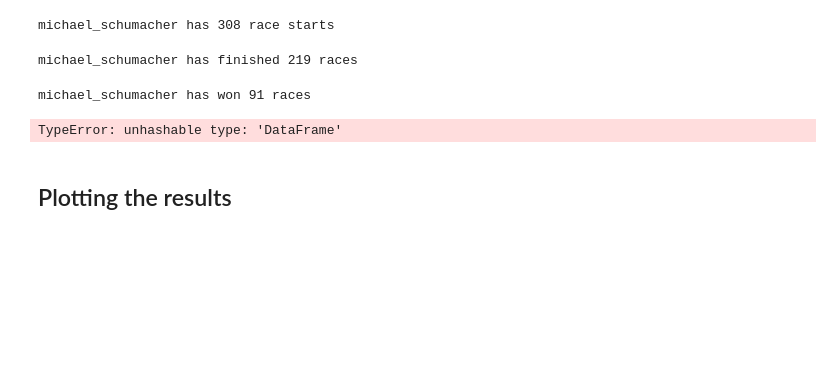
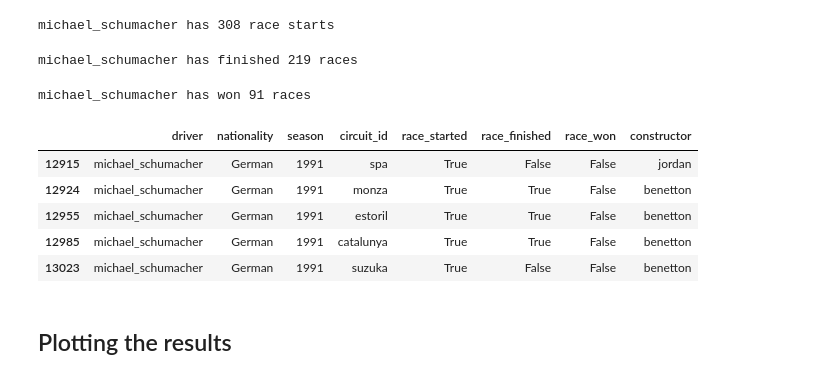
Before and after one commit to autrefois/bootcamp, a Jupyter notebook: 2022/python_workshop/notebooks/08_pandas.ipynb, the cells around one changed output. Drawn from its saved outputs; the diff is of its cells as text; code cells hidden in the pictures; blank space fills up the shorter version.

Commit message:
plot f1_career

```diff
--- a/2022/python_workshop/notebooks/08_pandas.ipynb
+++ b/2022/python_workshop/notebooks/08_pandas.ipynb
@@ -1019,35 +1025,34 @@ michael_schumacher has won 91 races
 # %%
 # create a dataframe that contains the follwing information:
 #
 # driver
 # nationality
 # season
 # circuit_id
 # race_started (Boolean)
 # race_finished (Boolean)
 # race_won (Boolean)
 # constructor
 
 # get the latest race's results
 
-f1_result = {
-    'driver': [],
-    'nationality': [],
-    'season': [],
-    'circuit_id': [],
-    'race_started': [],
-    'races_finished': [],
-    'race_won': [],
-    'constructor': []
 
-}
+f1_career = f1_results[f1_results['driver'] == driver]
+f1_career = f1_career.assign(
+    race_started = lambda x: ~x.status.isin(['Did not qualify', 'Did not proqualify', 'Not classified']),
+    race_finished = lambda x: x.status.isin(['Finished']),
+    race_won = lambda x: x.podium == 1
+)
 
-f1_result['driver'].append
-f1_career = ...
-
+f1_career = f1_career[['driver', 'nationality', 'season', 'circuit_id', 'race_started', 'race_finished', 'race_won', 'constructor']]
 f1_career.head()
 # %% [output]
-TypeError: unhashable type: 'DataFrame'
+|  | driver | nationality | season | circuit_id | race_started | race_finished | race_won | constructor |
+| 12915 | michael_schumacher | German | 1991 | spa | True | False | False | jordan |
+| 12924 | michael_schumacher | German | 1991 | monza | True | True | False | benetton |
+| 12955 | michael_schumacher | German | 1991 | estoril | True | True | False | benetton |
+| 12985 | michael_schumacher | German | 1991 | catalunya | True | True | False | benetton |
+| 13023 | michael_schumacher | German | 1991 | suzuka | True | False | False | benetton |
 # %% [markdown]
 ## Plotting the results
 # %%
```
Also changed, not shown: parts of 10 cells of this notebook.
